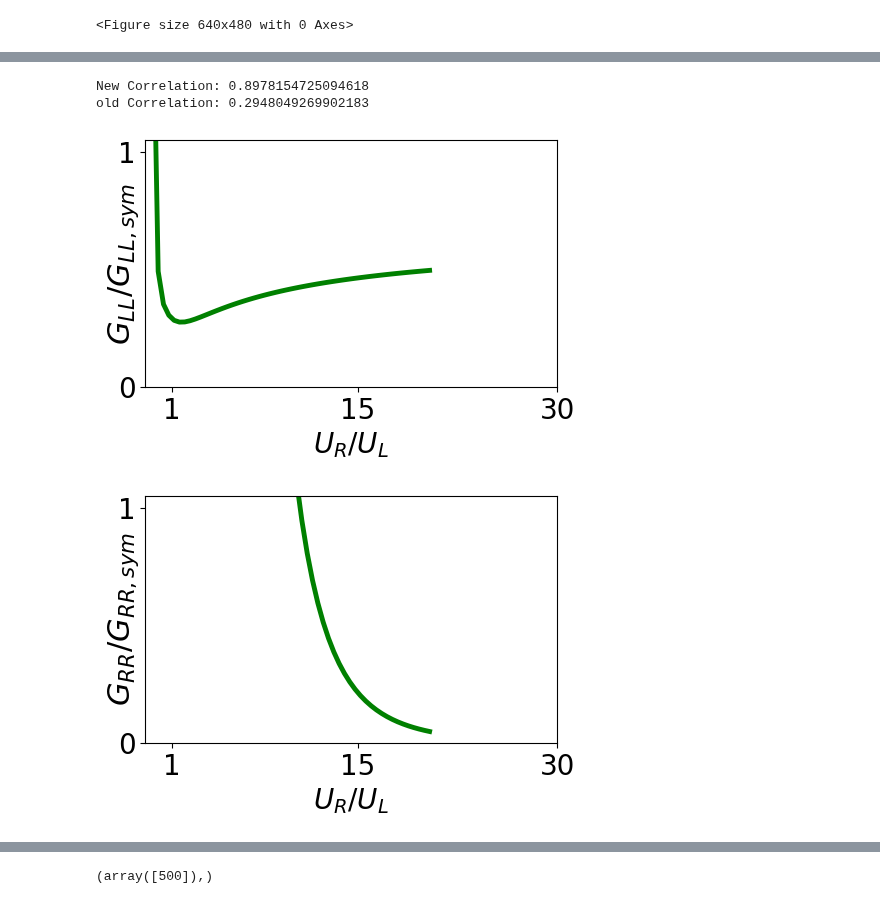
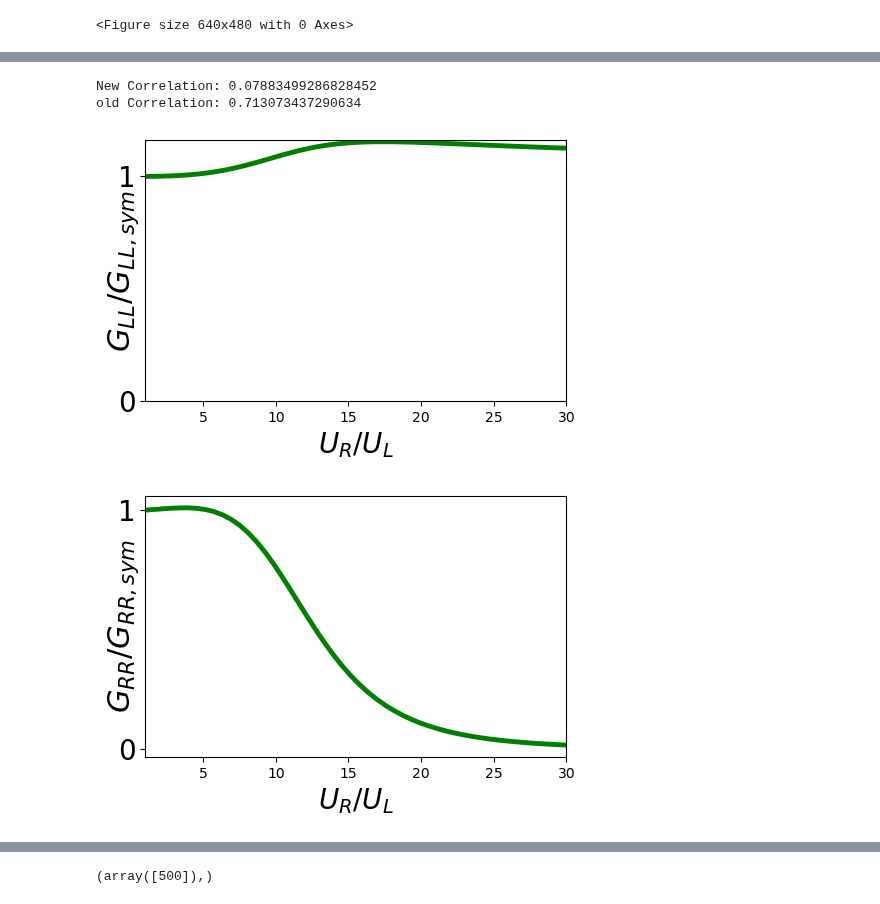
Before and after one commit to polianahp/Nonlocality-of-local-Andreev-conductances-as-a-probe-for-topological-Majorana-wires, a Jupyter notebook: Nathan-testing.ipynb, the cells around one changed output, grey strips where cells are left out. Cells and saved outputs as stored; diff of their text form; code cells hidden in the pictures.

```diff
--- a/Nathan-testing.ipynb
+++ b/Nathan-testing.ipynb
@@ -223,8 +223,9 @@ build_system_closed = hp.build_system_closed
 #Vdisx = hp.initialize_vdis_from_data(path) * V0
 # %%
 
-dir = Path(PathConfigs.DATA/"momoentoftruth"/"Tdis_nb")
+dir = Path(PathConfigs.DATA/"spectra_fix"/"Tdis_nb")
 #dir = Path(PathConfigs.DATA/"nomushift"/"vdis2_b_strdis")
+os.makedirs(Path(dir,"Plots"), exist_ok=True)
 
 params = np.load(Path(dir/"all_params.npz"))
 
@@ -239,19 +240,19 @@ Lb = int(params['Lb']) #barrier length
 Ls = int(params['Ls']) #super conductor length
 barrier_l = float(params['barrier0'])
 V0 = float(params['V0'])
-points = 101#int(params['Upoints'])
+points = 100#int(params['Upoints'])
 
 totlen = Ln + Lb +Ls
 #V_z = 1.0 * V_c # To generate Fig 2a V_z should be varied. For the cyan line in Fig 2, for example, V_z = 1.203 * V_c
 # 0.4864
 
 #V_c = np.sqrt(mu**2 + Delta**2)
-V_z = 1.0
+V_z = 0.690625
 Vz_str = str(V_z).replace('.','_')
 
-mu = 3.8772
+mu = 2.470982
 mu_str = str(mu).replace('.','_')
-barrier_r = np.linspace(-20*barrier_l, 20*barrier_l, points) + mu #Varying the right barrier U_R
+barrier_r = np.linspace(barrier_l, 70*barrier_l, points)  #Varying the right barrier U_R
 
 num_engs = 101
 energies = np.linspace(-0.5, 0.5, num_engs)
@@ -264,4 +265,3 @@ del paramd['Vdisx']
 del paramd['energies']
 del paramd['barrier_arr']
 del paramd['mu_var']
-paramd
@@ -597,46 +470,44 @@ xrange = (-10, barrier_r[-1])
 
 lw = 3.5
 
-normed_GL = conductance_left/conductance_left[0]
+normed_GL = conductance_left /conductance_left[0]
 normed_GR = conductance_right/conductance_right[0]
 corr = np.dot(normed_GR, normed_GL)/(np.linalg.norm(normed_GR)*np.linalg.norm(normed_GL))
 corr_new = hp.calc_invariant_metric(normed_GL, normed_GR)
 
 print(f"New Correlation: {corr_new}")
 print(f"old Correlation: {corr}")
 
-axes.plot(barrier_r, normed_GL, color="green", linewidth=lw)
-axes.set_xlim(xrange[0], xrange[1])
-axes.set_ylim(0, 1.05)
+axes.plot(barrier_r/barrier_l, normed_GL, color="green", linewidth=lw)
+axes.set_xlim(1, 30)
+#axes.set_ylim(0, 1.05)
 axes.set_yticks([0, 1])
 axes.set_yticklabels([0, 1], fontsize=20)
-axes.set_xticks([barrier_l, 15*barrier_l, 30*barrier_l])
-axes.set_xticklabels([1, 15, 30], fontsize=20)
+#axes.set_xticks([barrier_l, 15*barrier_l, 30*barrier_l])
 axes.set_xlabel(r"$U_{R}/U_{L} $", fontsize=20)
 axes.set_ylabel(r"$G_{LL}/G_{LL, sym}$", fontsize=22)
 axes.yaxis.set_label_coords(-0.01, 0.5)
 
 fig.tight_layout()
 fig.savefig(Path(save_dir/"Conductances_Left.png"))
 plt.savefig(Path(dir,'Plots',f"Conductances_Left_mu{mu_str}_vz{Vz_str}.png"))
 fig, axes = plt.subplots(1,1, figsize=(5,3.5))
 fig.subplots_adjust(0,0,1,1)
 
-axes.plot(barrier_r, normed_GR, color="green", linewidth=lw)
-axes.set_xlim(xrange[0], xrange[1])
-axes.set_ylim(0, 1.05)
+axes.plot(barrier_r/barrier_l, normed_GR, color="green", linewidth=lw)
+axes.set_xlim(1, 30)
+#axes.set_ylim(0, 1.05)
 axes.set_yticks([0, 1])
 axes.set_yticklabels([0, 1], fontsize=20)
-axes.set_xticks([barrier_l, 15*barrier_l, 30*barrier_l])
-axes.set_xticklabels([1, 15, 30], fontsize=20)
+#axes.set_xticks([barrier_l, 15*barrier_l, 30*barrier_l])
 axes.set_xlabel(r"$U_{R}/U_{L}$", fontsize=20)
 axes.set_ylabel(r"$G_{RR}/G_{RR, sym}$", fontsize=22)
 axes.yaxis.set_label_coords(-0.01, 0.5)
 fig.tight_layout()
 plt.savefig(Path(dir,'Plots',f"Conductances_Right_mu{mu_str}_vz{Vz_str}.png"))
 fig.savefig(Path(save_dir/"Conductances_Right.png"))
 # %% [output]
-New Correlation: 0.8978154725094618
-old Correlation: 0.2948049269902183
+New Correlation: 0.07883499286828452
+old Correlation: 0.713073437290634
-[figure, old version]
+[figure, new version]
-[figure, old version]
+[figure, new version]
```
Also changed, not shown: parts of 15 cells of this notebook, 5 other files.
